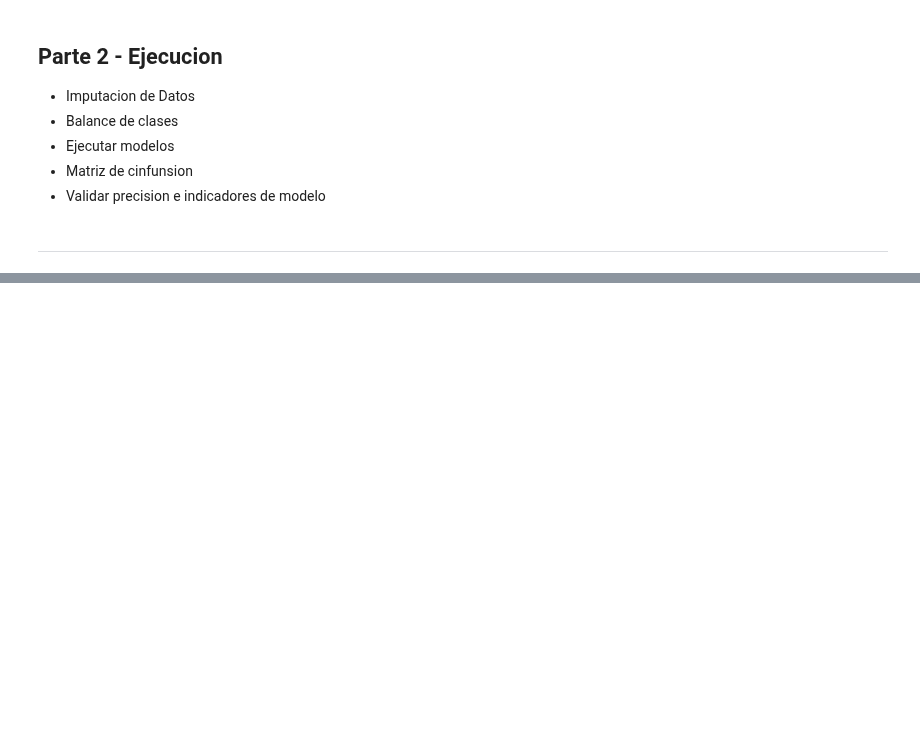
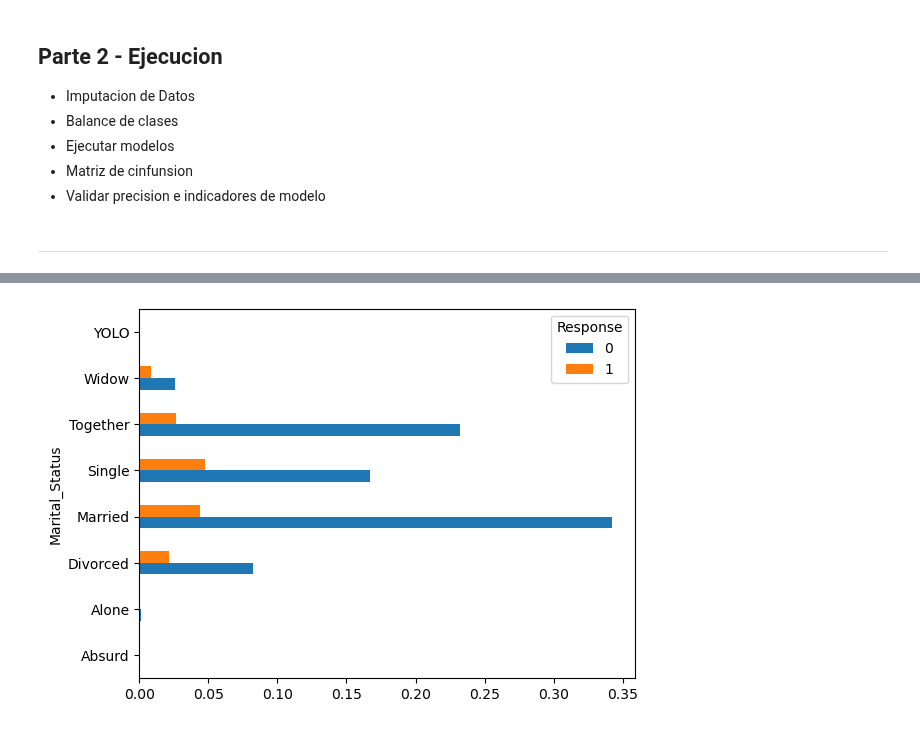
Before and after one commit to BryanHs20/Python-para-Data-Analyst, a Jupyter notebook: Python Avanzado/Machine Learning/Machine Learning.ipynb, the cells around one changed output, grey strips where cells are left out. Saved outputs shown, nothing was run; the diff lists cells and outputs as text; code cells hidden in the pictures; blank space fills up the shorter version.

```diff
--- a/Python Avanzado/Machine Learning/Machine Learning.ipynb
+++ b/Python Avanzado/Machine Learning/Machine Learning.ipynb
@@ -462,0 +478,3 @@ x_train.head(5)
+# %%
+df = pd.read_csv('../../../Archivos-Analisis/files-practrica-m41/marketing_campaign.csv', sep=';')
+df.sample(10)
@@ -462,0 +496,4 @@ x_train.head(5)
+# %%
+df.drop('Z_CostContact', axis=1, inplace=True)
+df.drop('Z_Revenue', axis=1, inplace=True)
+df.drop('ID', axis=1, inplace=True)
@@ -462,0 +543,7 @@ x_train.head(5)
+# %%
+# Reemplazamos con el promedio general
+avg_mean = df['Income'].mean()
+
+
+# Imputa el promedio a todos los registros
+df.replace(np.nan, avg_mean, inplace=True)
@@ -462,0 +567,4 @@ x_train.head(5)
+# %%
+ct = pd.crosstab(df['Marital_Status'], df['Response'], normalize=True).plot.barh(stacked=False)
+# %% [output]
+[figure, added]
```
Also changed, not shown: parts of 51 cells of this notebook, 1 other file.
